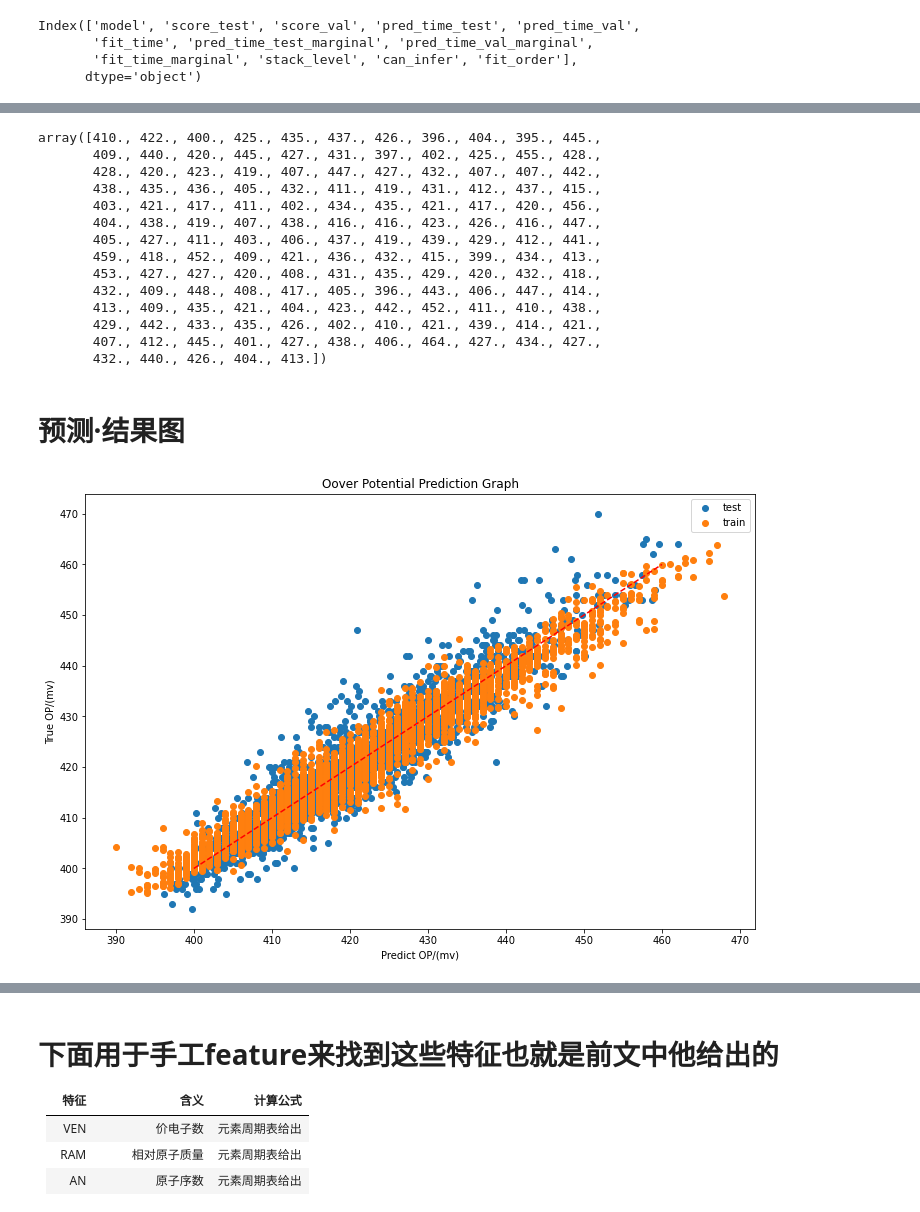
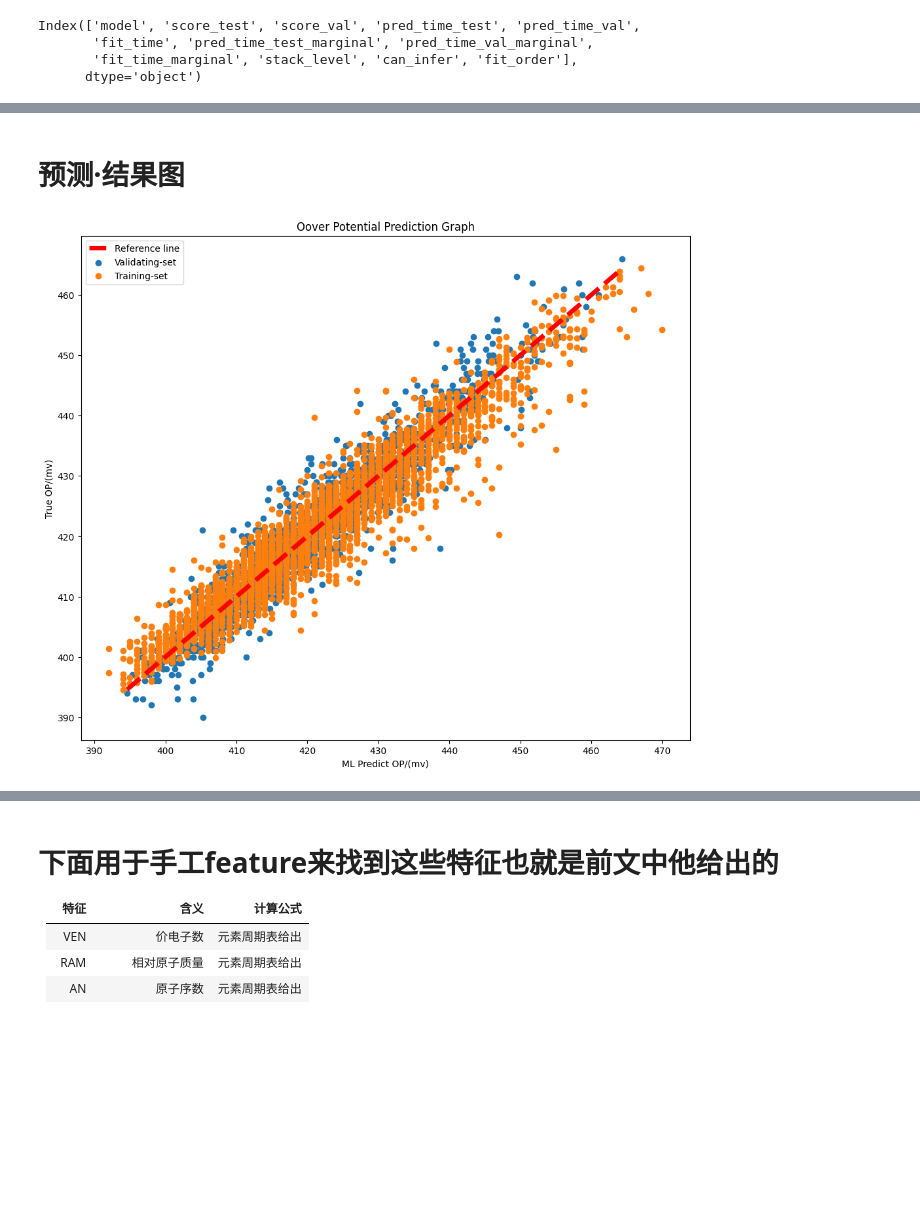
Before and after one commit to linkedlist771/MachineLearningOER, a Jupyter notebook: 程序/四元组分数据处理以及学习/机器学习.ipynb, the cells around one changed output, grey strips where cells are left out. Saved outputs shown, nothing was run; the diff lists cells and outputs as text; code cells hidden in the pictures; blank space fills up the shorter version.

```diff
--- a/程序/四元组分数据处理以及学习/机器学习.ipynb
+++ b/程序/四元组分数据处理以及学习/机器学习.ipynb
@@ -303,33 +247,18 @@ array([403., 429., 436., 417., 429., 416., 431., 430., 413., 430., 420.,
-# %%
-test["OP"].values
-# %% [output]
-array([410., 422., 400., 425., 435., 437., 426., 396., 404., 395., 445.,
-       409., 440., 420., 445., 427., 431., 397., 402., 425., 455., 428.,
-       428., 420., 423., 419., 407., 447., 427., 432., 407., 407., 442.,
-       438., 435., 436., 405., 432., 411., 419., 431., 412., 437., 415.,
-       403., 421., 417., 411., 402., 434., 435., 421., 417., 420., 456.,
-       404., 438., 419., 407., 438., 416., 416., 423., 426., 416., 447.,
-       405., 427., 411., 403., 406., 437., 419., 439., 429., 412., 441.,
-       459., 418., 452., 409., 421., 436., 432., 415., 399., 434., 413.,
-       453., 427., 427., 420., 408., 431., 435., 429., 420., 432., 418.,
-       432., 409., 448., 408., 417., 405., 396., 443., 406., 447., 414.,
-       413., 409., 435., 421., 404., 423., 442., 452., 411., 410., 438.,
-       429., 442., 433., 435., 426., 402., 410., 421., 439., 414., 421.,
-       407., 412., 445., 401., 427., 438., 406., 464., 427., 434., 427.,
-       432., 440., 426., 404., 413.])
 # %% [markdown]
 # 预测·结果图
 # %%
-x = np.arange(400,460,0.01)
+max_op = np.max(y_pred.values)
+min_op = np.min(y_pred.values)
+x = np.arange(min_op,max_op,0.01)
 y = x
-plt.figure(figsize=(12,8))
-plt.plot(x,y,'r--')
+plt.figure(figsize=(12,10))
+p0 = plt.plot(x,y,'r--',linewidth=5)
 p1 = plt.scatter(y_pred.values,y_test.values)
 p2 = plt.scatter(train[label].values, y_pred_train)
-plt.legend([p1, p2],[ "test", "train"])
-plt.xlabel("Predict OP/(mv)")
+plt.legend(["Reference line" , "Validating-set", "Training-set"])
+plt.xlabel("ML Predict OP/(mv)")
 plt.ylabel("True OP/(mv)")
 plt.title("Oover Potential Prediction Graph")
-plt.savefig("预测结果.png", dpi=300)
+plt.savefig("直接百分比 预测结果.png", dpi=300)
 # %% [output]
-[figure, old version]
+[figure, new version]
```
Also changed, not shown: parts of 43 cells of this notebook, 45 other files.
